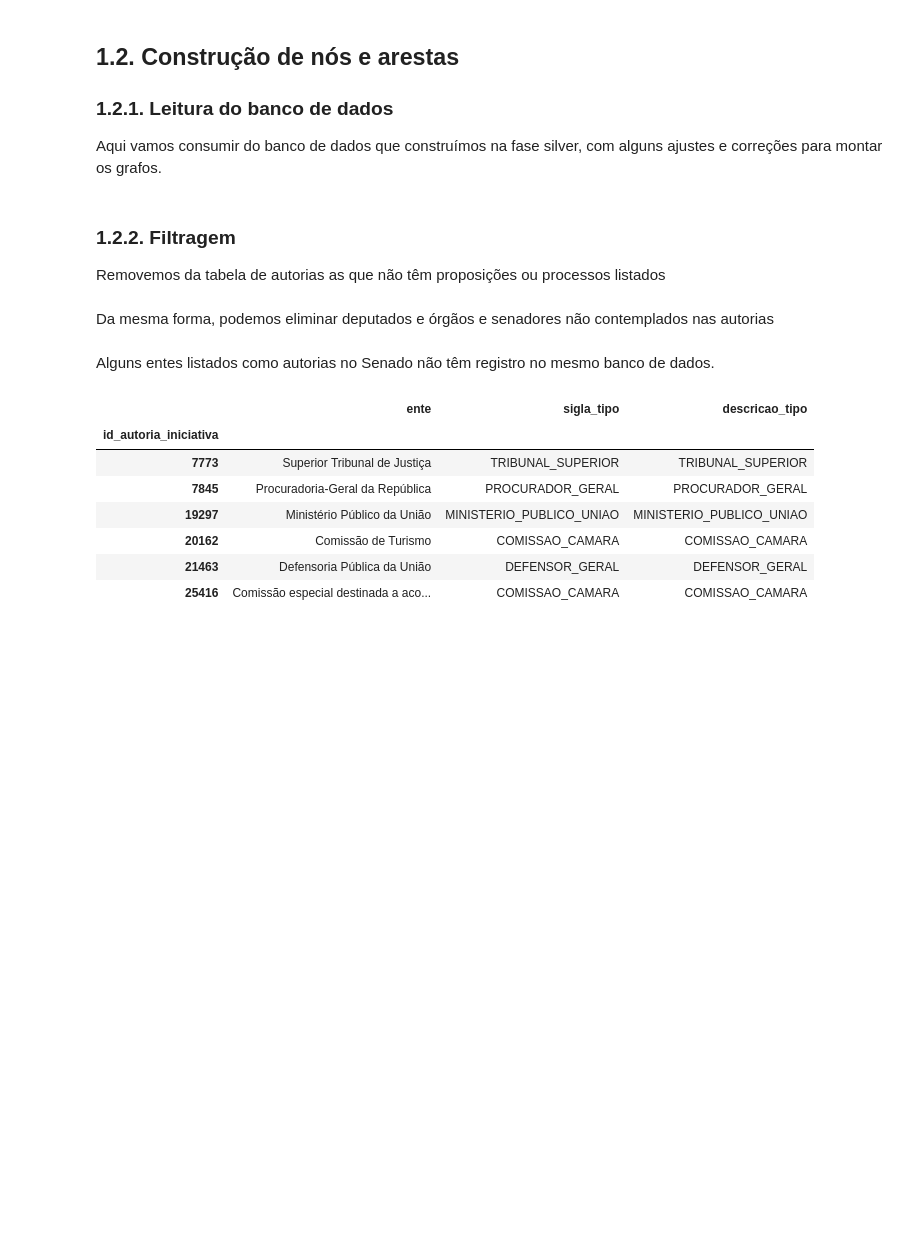
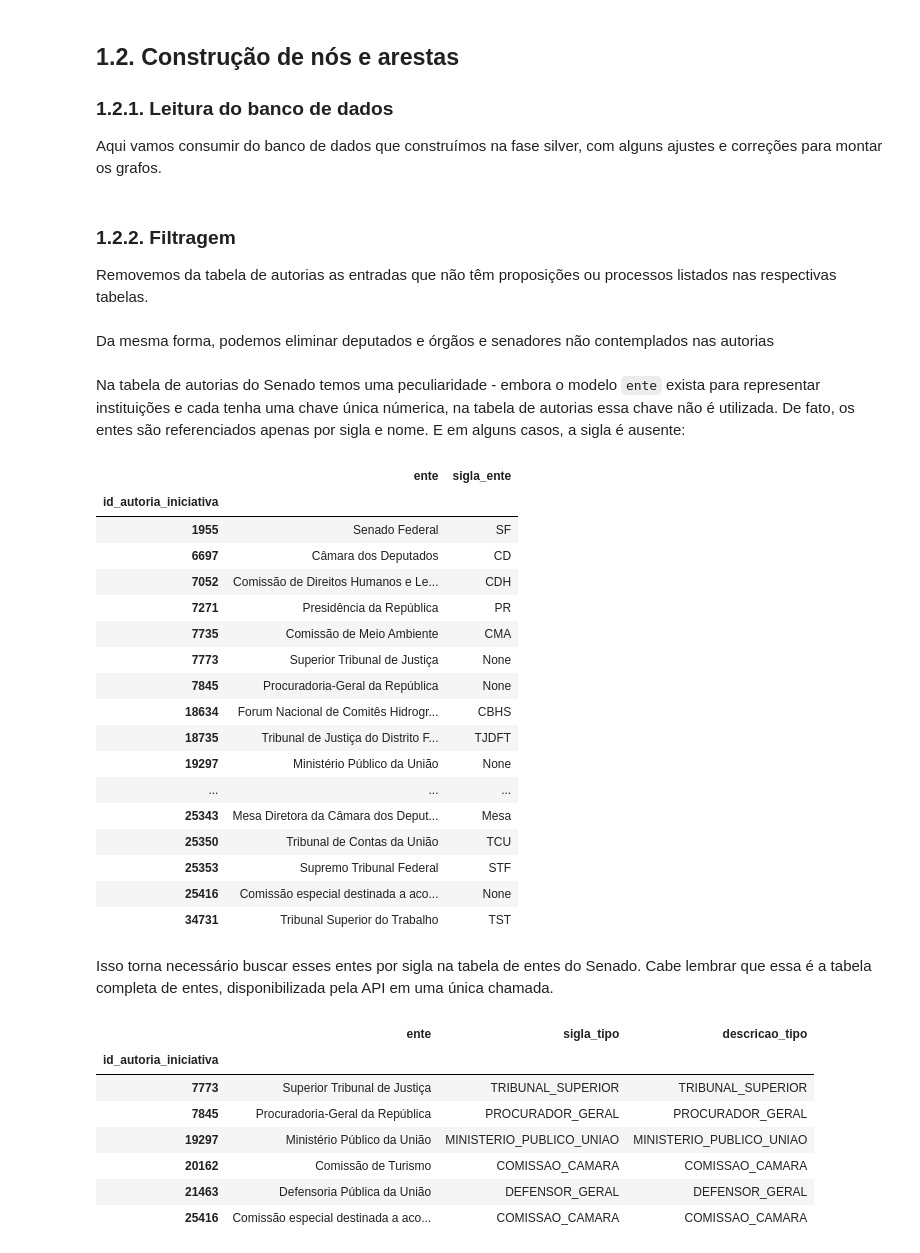
Before and after one commit to busdriverbuddha/tramita, a Jupyter notebook: gold/01_reconstrucao_grafo.ipynb, the cells around one changed output. Cells and saved outputs as stored; diff of their text form; code cells hidden in the pictures; blank space fills up the shorter version.

```diff
--- a/gold/01_reconstrucao_grafo.ipynb
+++ b/gold/01_reconstrucao_grafo.ipynb
@@ -55,10 +56,15 @@ senate_parlamentares_df['tag'] = 'SS:' + senate_parlamentares_df.index.astype(st
 # %% [markdown]
 ### 1.2.2. Filtragem
 
-Removemos da tabela de autorias as que não têm proposições ou processos listados
+Removemos da tabela de autorias as entradas que não têm proposições ou processos listados nas respectivas tabelas.
 # %%
-house_autores_df = house_autores_df[house_autores_df['id_proposicao'].isin(house_props_df.index)].copy()
-senate_autores_df = senate_autores_df[senate_autores_df['id_processo'].isin(senate_procs_df.index)].copy()
+house_autores_df = house_autores_df[
+    house_autores_df['id_proposicao'].isin(house_props_df.index)
+].copy()
+
+senate_autores_df = senate_autores_df[
+    senate_autores_df['id_processo'].isin(senate_procs_df.index)
+].copy()
 # %% [markdown]
 Da mesma forma, podemos eliminar deputados e órgãos e senadores não contemplados nas autorias
 # %%
@@ -75,7 +84,30 @@ senate_parlamentares_df = senate_parlamentares_df[senate_parlamentares_df.index.
     senate_autores_df['codigo_parlamentar'].unique()
 )].copy()
 # %% [markdown]
-Alguns entes listados como autorias no Senado não têm registro no mesmo banco de dados.
+Na tabela de autorias do Senado temos uma peculiaridade - embora o modelo `ente` exista para representar instituições e cada tenha uma chave única númerica, na tabela de autorias essa chave não é utilizada. De fato, os entes são referenciados apenas por sigla e nome. E em alguns casos, a sigla é ausente:
+# %%
+senate_autores_df[['ente', 'sigla_ente']].drop_duplicates()
+# %% [output]
+|  | ente | sigla_ente |
+| id_autoria_iniciativa |  |  |
+| 1955 | Senado Federal | SF |
+| 6697 | Câmara dos Deputados | CD |
+| 7052 | Comissão de Direitos Humanos e Le... | CDH |
+| 7271 | Presidência da República | PR |
+| 7735 | Comissão de Meio Ambiente | CMA |
+| 7773 | Superior Tribunal de Justiça | None |
+| 7845 | Procuradoria-Geral da República | None |
+| 18634 | Forum Nacional de Comitês Hidrogr... | CBHS |
+| 18735 | Tribunal de Justiça do Distrito F... | TJDFT |
+| 19297 | Ministério Público da União | None |
+| ... | ... | ... |
+| 25343 | Mesa Diretora da Câmara dos Deput... | Mesa |
+| 25350 | Tribunal de Contas da União | TCU |
+| 25353 | Supremo Tribunal Federal | STF |
+| 25416 | Comissão especial destinada a aco... | None |
+| 34731 | Tribunal Superior do Trabalho | TST |
+# %% [markdown]
+Isso torna necessário buscar esses entes por sigla na tabela de entes do Senado. Cabe lembrar que essa é a tabela completa de entes, disponibilizada pela API em uma única chamada.
 # %%
 missing_entes_df = senate_autores_df[
     senate_autores_df['sigla_ente'].isnull()
```
Also changed, not shown: parts of 39 cells of this notebook, 39 other files.
